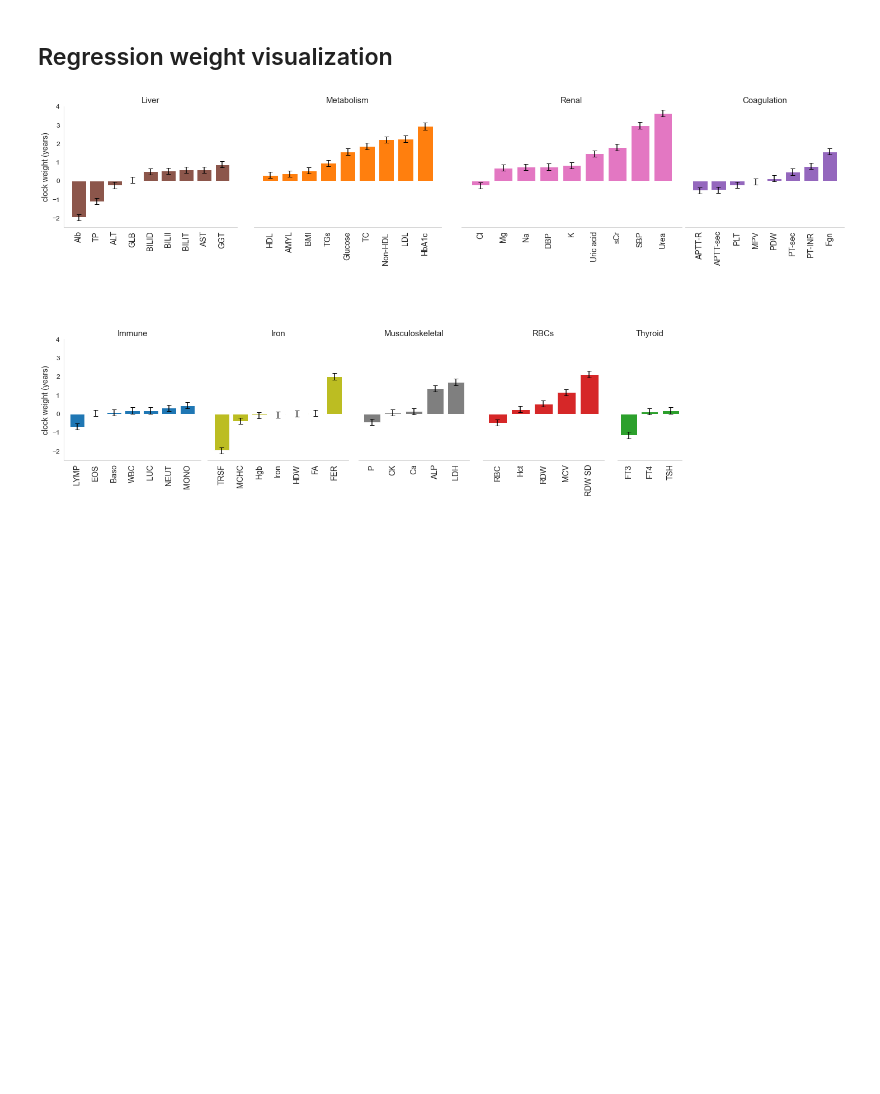
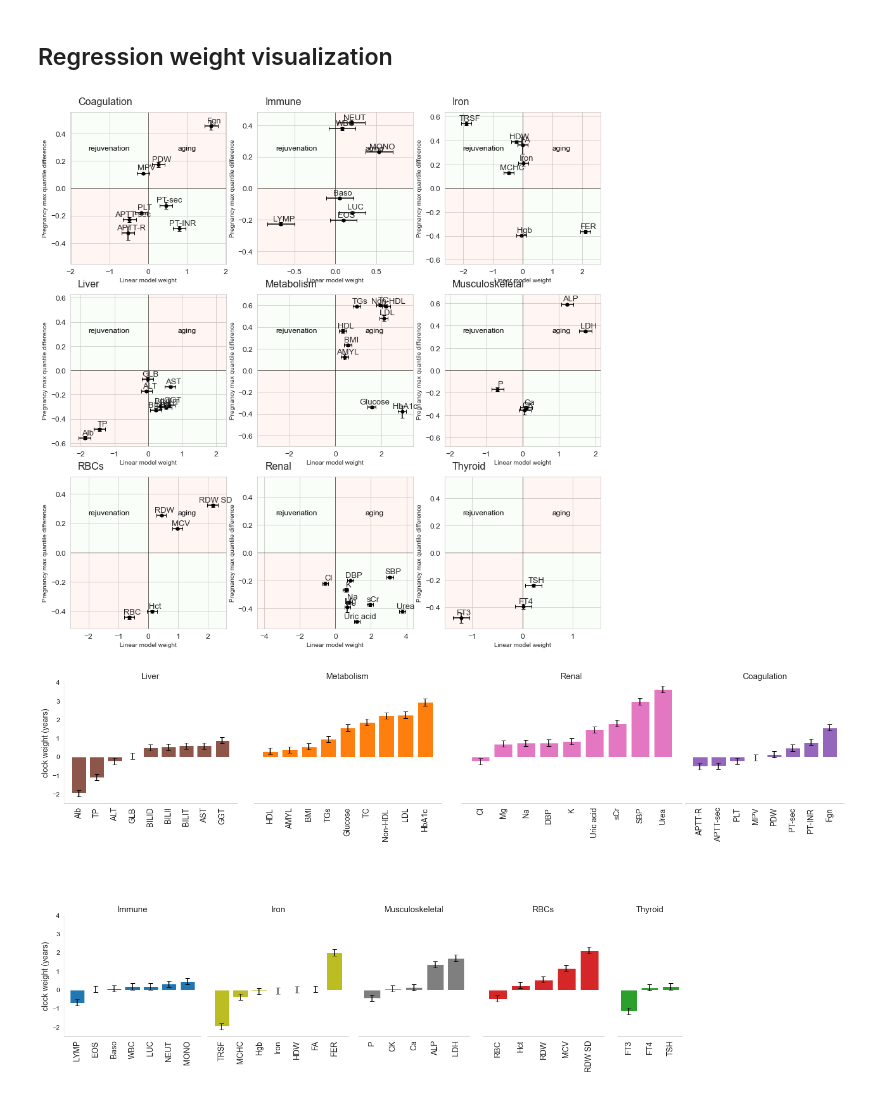
Before and after one commit to AlonLabWIS/PregAging, a Jupyter notebook: pregnancy_aging.ipynb, the cells around one changed output. Cells and saved outputs as stored; diff of their text form; code cells hidden in the pictures; blank space fills up the shorter version.

```diff
--- a/pregnancy_aging.ipynb
+++ b/pregnancy_aging.ipynb
@@ -220,11 +212,10 @@ fig.savefig(os.path.join("graphs", "quantile diff, pph.svg"))
 # %% [markdown]
 ## Regression weight visualization
 # %%
-from preg_aging.plotting import plot_diff_grid_model
-# TODO delete
-# names_to_weights = norm_model.conf_int().iloc[1:].rename(columns={0:"bottom_ci", 1:"top_ci"})  # skip intercept
-# names_to_weights["value"] = norm_model.params.iloc[1:]  # skip intercept
-_ = plot_diff_grid_model(test_groups, norm_model)
+from preg_aging.plotting import plot_diff_grid_model_weights
+_ = plot_diff_grid_model_weights(test_groups, norm_model)
+# %% [output]
+[figure, added]
 # %%
 from preg_aging.plotting import plot_model_weights
 color_map = {'Immune': '#1f77b4', "Metabolism": '#ff7f0e', "Thyroid": '#2ca02c', "RBCs": '#d62728', "Coagulation": '#9467bd', "Liver": '#8c564b', "Renal": '#e377c2', "Musculoskeletal": '#7f7f7f', "Iron": '#bcbd22'}
```
Also changed, not shown: parts of 6 cells of this notebook, 4 other files.
